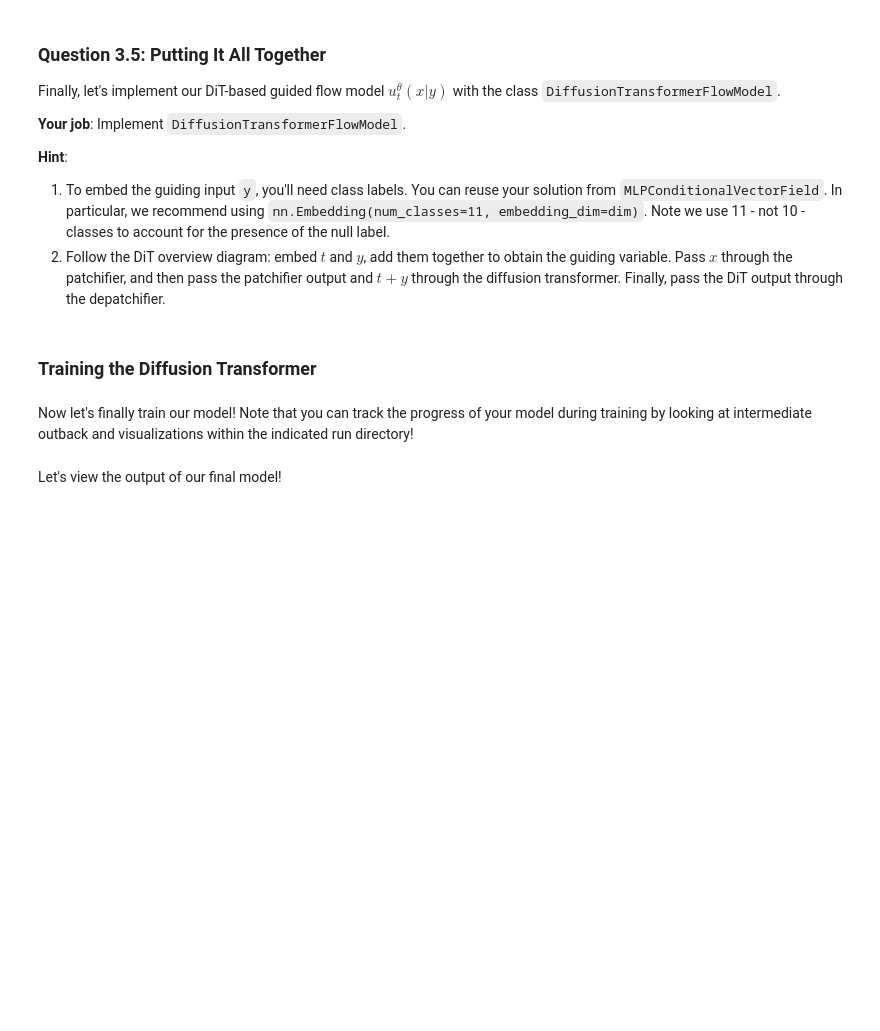
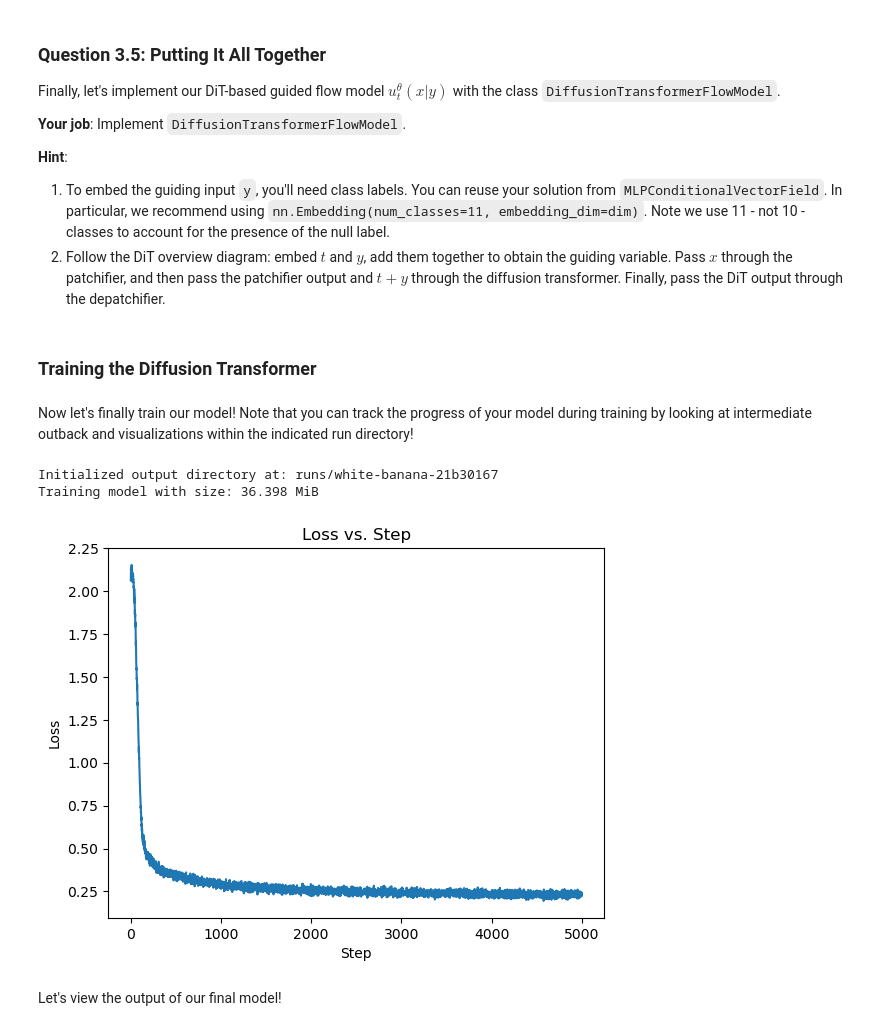
Before and after one commit to dralois/FM-Labs, a Jupyter notebook: lab_three.ipynb, the cells around one changed output. Saved outputs shown, nothing was run; the diff lists cells and outputs as text; code cells hidden in the pictures; blank space fills up the shorter version.

```diff
--- a/lab_three.ipynb
+++ b/lab_three.ipynb
@@ -1297,34 +1306,38 @@ Now let's finally train our model! Note that you can track the progress of your
 # Initialize probability path
 path = GaussianConditionalProbabilityPath(
     p_data = MNISTSampler(),
     p_simple_shape = [1, 32, 32],
     alpha = LinearAlpha(),
     beta = LinearBeta()
 ).to(device)
 
 # Initialize model
 dit = DiffusionTransformerFlowModel(
     img_size = 32,
     patch_size = 4,
     num_layers = 8,
     c = 1,
     dim = 256,
     heads = 8,
     final_dim = 10,
     n_classes = 11,
 ).to(device)
 
 # Initialize trainer
 trainer = MNISTCFGTrainer(path = path, eta=0.35, null_label=10)
 
 # Train! You should have reasonable results in ~15 A100 minutes
-losses, steps = trainer.train(model=dit, num_steps = 20000, lr=0.4e-3, batch_size=256, ckpt_every=1000)
+losses, steps = trainer.train(model=dit, num_steps = 5000, lr=0.4e-3, batch_size=256, ckpt_every=1000)
 
 plt.plot(steps, losses)
 plt.xlabel("Step")
 plt.ylabel("Loss")
 plt.title("Loss vs. Step")
 plt.show()
+# %% [output]
+Initialized output directory at: runs/white-banana-21b30167
+Training model with size: 36.398 MiB
+[figure, added]
 # %% [markdown]
 Let's view the output of our final model!
 # %%
```
Also changed, not shown: parts of 6 cells of this notebook, 23 other files.
